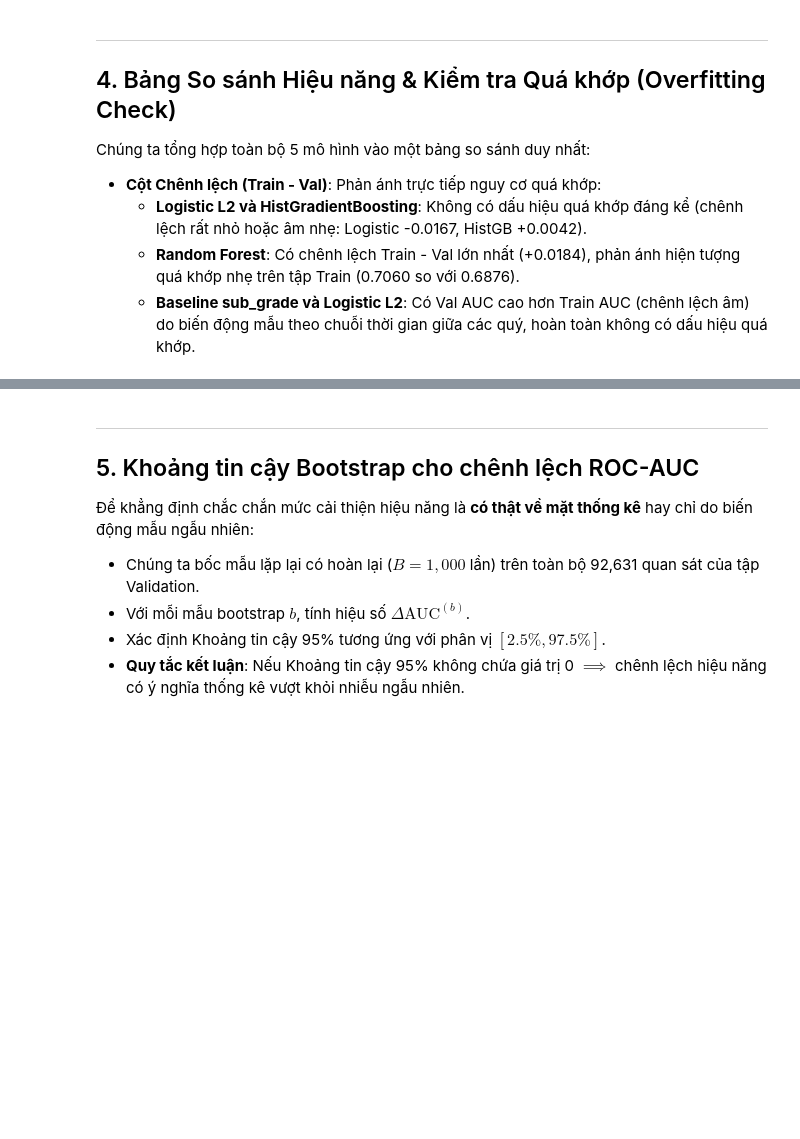
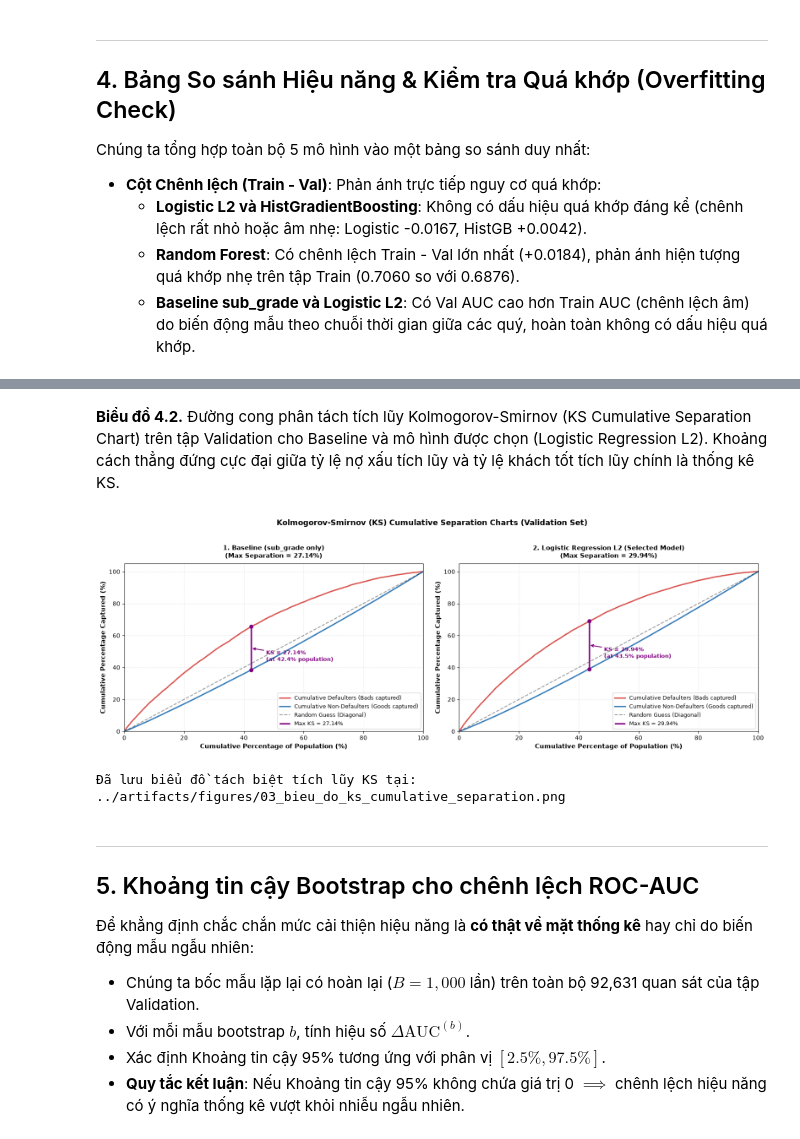
Before and after one commit to Eliza516/Lending-Club-Credit-Scoring, a Jupyter notebook: notebooks/03_logistic.ipynb, the cells around one changed output, grey strips where cells are left out. Saved outputs shown, nothing was run; the diff lists cells and outputs as text; code cells hidden in the pictures; blank space fills up the shorter version.

```diff
--- a/notebooks/03_logistic.ipynb
+++ b/notebooks/03_logistic.ipynb
@@ -431,3 +462,59 @@ BẢNG SO SÁNH HIỆU NĂNG VÀ KIỂM TRA QUÁ KHỚP TRÊN TẬP VALIDATION:
+# %% [markdown]
+**Biểu đồ 4.2.** Đường cong phân tách tích lũy Kolmogorov-Smirnov (KS Cumulative Separation Chart) trên tập Validation cho Baseline và mô hình được chọn (Logistic Regression L2). Khoảng cách thẳng đứng cực đại giữa tỷ lệ nợ xấu tích lũy và tỷ lệ khách tốt tích lũy chính là thống kê KS.
+# %%
+fig, axes = plt.subplots(1, 2, figsize=(16, 5.5))
+
+def plot_ks_curve(ax, y_true, proba, title_prefix, color_bad='#d9534f', color_good='#337ab7'):
+    order = np.argsort(proba)[::-1]
+    y_sorted = y_true[order]
+    n_total = len(y_true)
+    n_bads = y_true.sum()
+    n_goods = n_total - n_bads
+
+    cum_bads = np.cumsum(y_sorted) / n_bads * 100
+    cum_goods = np.cumsum(1 - y_sorted) / n_goods * 100
+    pop_pct = np.linspace(0, 100, n_total)
+
+    ks_diff = cum_bads - cum_goods
+    max_idx = np.argmax(ks_diff)
+    max_ks = ks_diff[max_idx]
+    max_pop = pop_pct[max_idx]
+
+    ax.plot(pop_pct, cum_bads, color=color_bad, lw=2.2, label='Cumulative Defaulters (Bads captured)')
+    ax.plot(pop_pct, cum_goods, color=color_good, lw=2.2, label='Cumulative Non-Defaulters (Goods captured)')
+    ax.plot(pop_pct, pop_pct, 'k--', alpha=0.4, label='Random Guess (Diagonal)')
+
+    # Vạch khoảng cách cực đại KS
+    ax.vlines(max_pop, cum_goods[max_idx], cum_bads[max_idx], color='purple', lw=2.5, linestyle='-', label=f'Max KS = {max_ks:.2f}%')
+    ax.plot([max_pop, max_pop], [cum_goods[max_idx], cum_bads[max_idx]], 'o', color='purple')
+
+    mid_y = (cum_goods[max_idx] + cum_bads[max_idx]) / 2
+    ax.annotate(f"KS = {max_ks:.2f}%\n(at {max_pop:.1f}% population)",
+                xy=(max_pop, mid_y),
+                xytext=(max_pop + 5, mid_y - 8),
+                arrowprops=dict(arrowstyle="->", color="purple", lw=1.5),
+                fontsize=9.5, fontweight="bold", color="purple")
+
+    ax.set_xlabel('Cumulative Percentage of Population (%)', fontsize=10.5, fontweight='bold')
+    ax.set_ylabel('Cumulative Percentage Captured (%)', fontsize=10.5, fontweight='bold')
+    ax.set_title(f"{title_prefix}\n(Max Separation = {max_ks:.2f}%)", fontsize=11, fontweight='bold', pad=10)
+    ax.set_xlim(0, 100)
+    ax.set_ylim(0, 105)
+    ax.grid(True, linestyle=':', alpha=0.5)
+    ax.legend(loc='lower right', frameon=True, fontsize=9)
+
+plot_ks_curve(axes[0], y_val, p_val_base, "1. Baseline (sub_grade only)")
+plot_ks_curve(axes[1], y_val, p_val_lr, "2. Logistic Regression L2 (Selected Model)")
+
+plt.suptitle("Kolmogorov-Smirnov (KS) Cumulative Separation Charts (Validation Set)", fontsize=13, fontweight='bold', y=1.02)
+plt.tight_layout()
+fig_ks_path = FIG_DIR / '03_bieu_do_ks_cumulative_separation.png'
+plt.savefig(fig_ks_path, dpi=150, bbox_inches='tight')
+plt.show()
+print(f'Đã lưu biểu đồ tách biệt tích lũy KS tại: {fig_ks_path}')
+# %% [output]
+[figure, added]
+Đã lưu biểu đồ tách biệt tích lũy KS tại: ../artifacts/figures/03_bieu_do_ks_cumulative_separation.png
 # %% [markdown]
 ---
 ## 5. Khoảng tin cậy Bootstrap cho chênh lệch ROC-AUC
```
Also changed, not shown: parts of 1 cell of this notebook, 1 other file.
